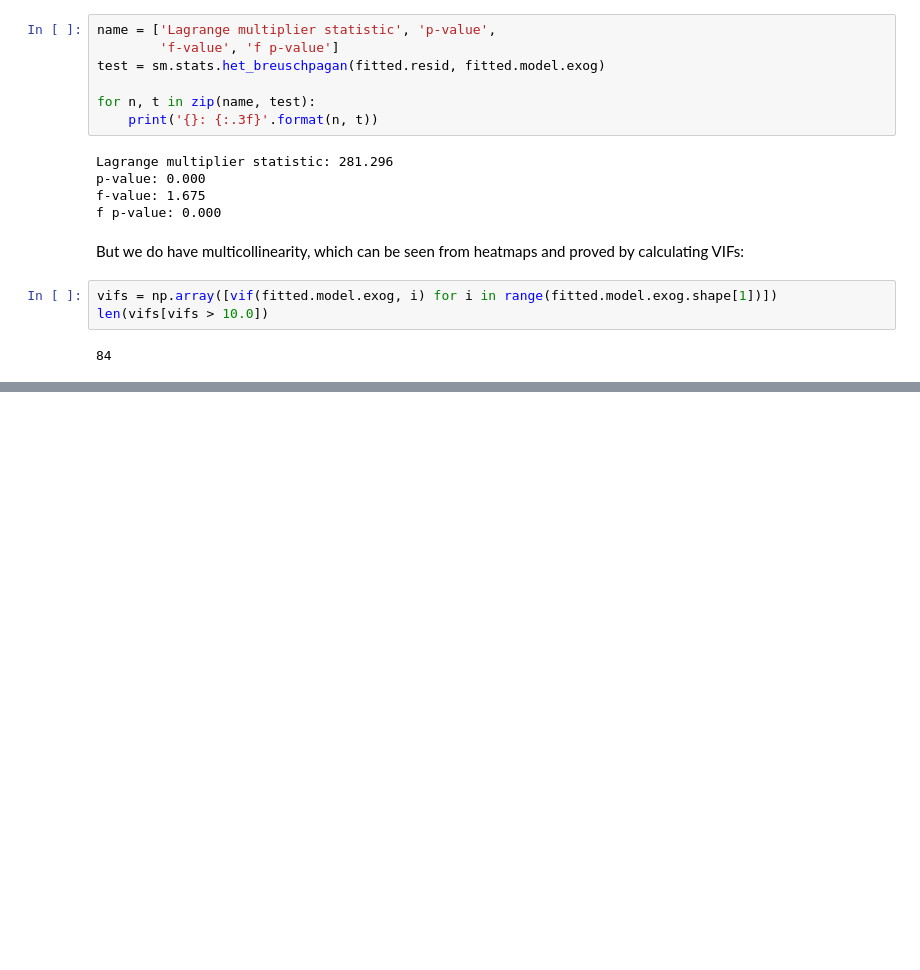
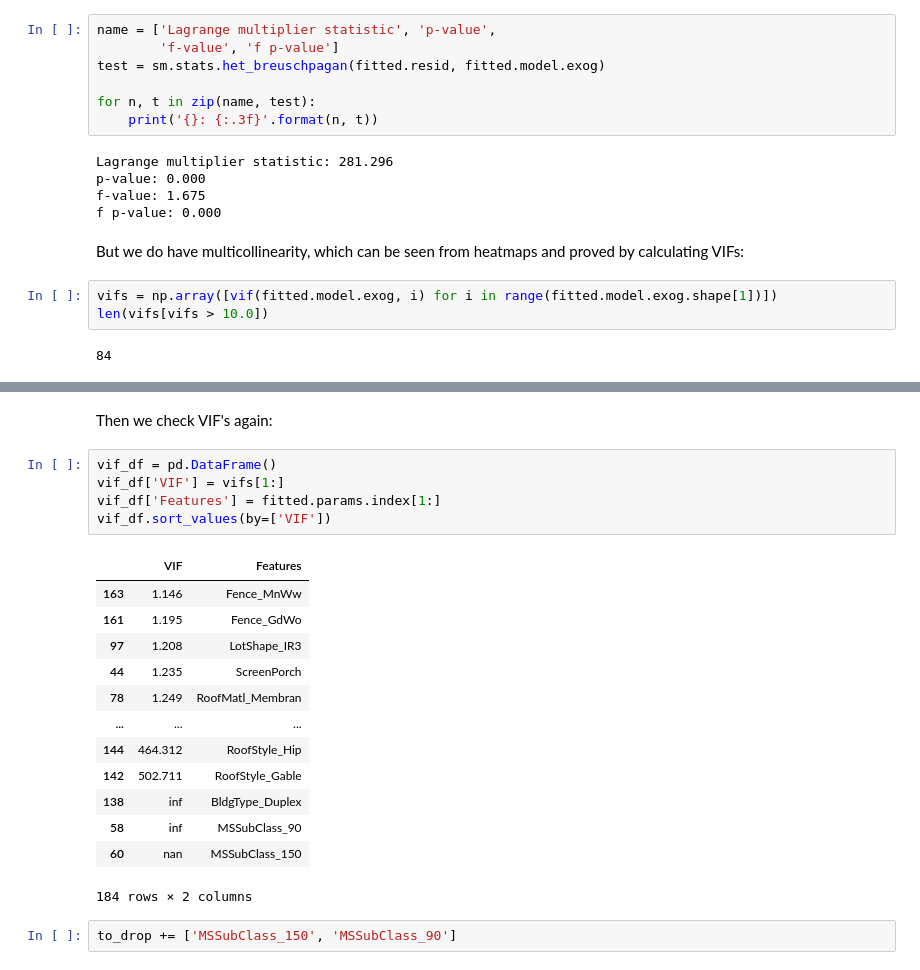
Before and after one commit to Mist3r-R/ames-house-price-prediction, a Jupyter notebook: House-Price-Prediction.ipynb, the cells around one changed output, grey strips where cells are left out. Saved outputs shown, nothing was run; the diff lists cells and outputs as text; blank space fills up the shorter version.

```diff
--- a/House-Price-Prediction.ipynb
+++ b/House-Price-Prediction.ipynb
@@ -958,0 +984,23 @@ We also have outliers (as it has been already stated in Data exploration section
+# %% [markdown]
+Then we check VIF's again:
+# %%
+vif_df = pd.DataFrame()
+vif_df['VIF'] = vifs[1:]
+vif_df['Features'] = fitted.params.index[1:]
+vif_df.sort_values(by=['VIF'])
+# %% [output]
+|  | VIF | Features |
+| 163 | 1.146 | Fence_MnWw |
+| 161 | 1.195 | Fence_GdWo |
+| 97 | 1.208 | LotShape_IR3 |
+| 44 | 1.235 | ScreenPorch |
+| 78 | 1.249 | RoofMatl_Membran |
+| ... | ... | ... |
+| 144 | 464.312 | RoofStyle_Hip |
+| 142 | 502.711 | RoofStyle_Gable |
+| 138 | inf | BldgType_Duplex |
+| 58 | inf | MSSubClass_90 |
+| 60 | nan | MSSubClass_150 |
+184 rows × 2 columns
+# %%
+to_drop += ['MSSubClass_150', 'MSSubClass_90']
```
Also changed, not shown: parts of 18 cells of this notebook.
